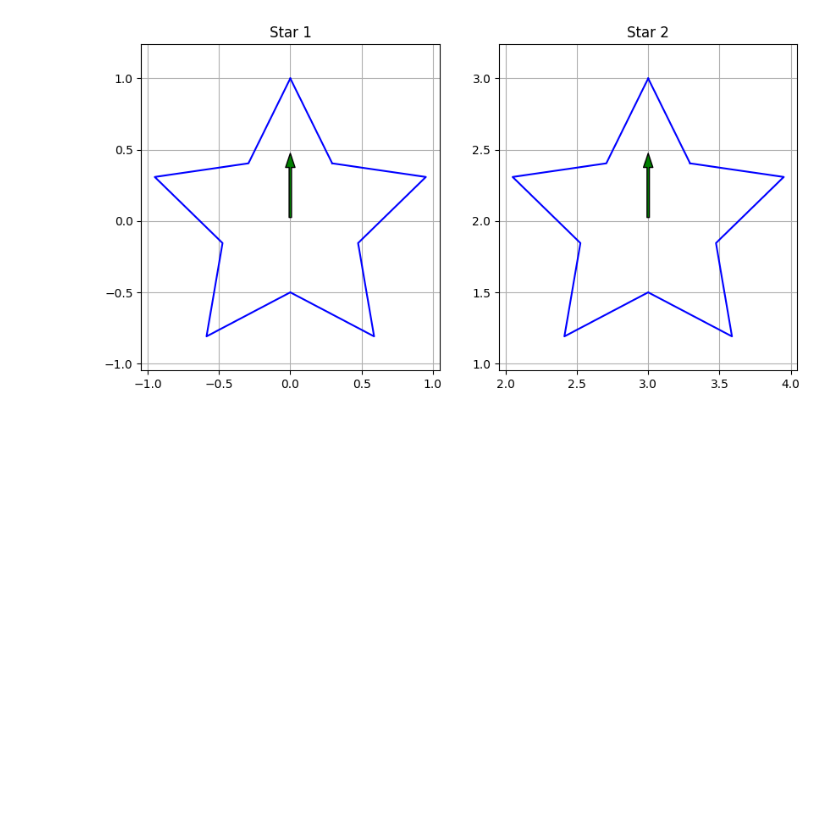
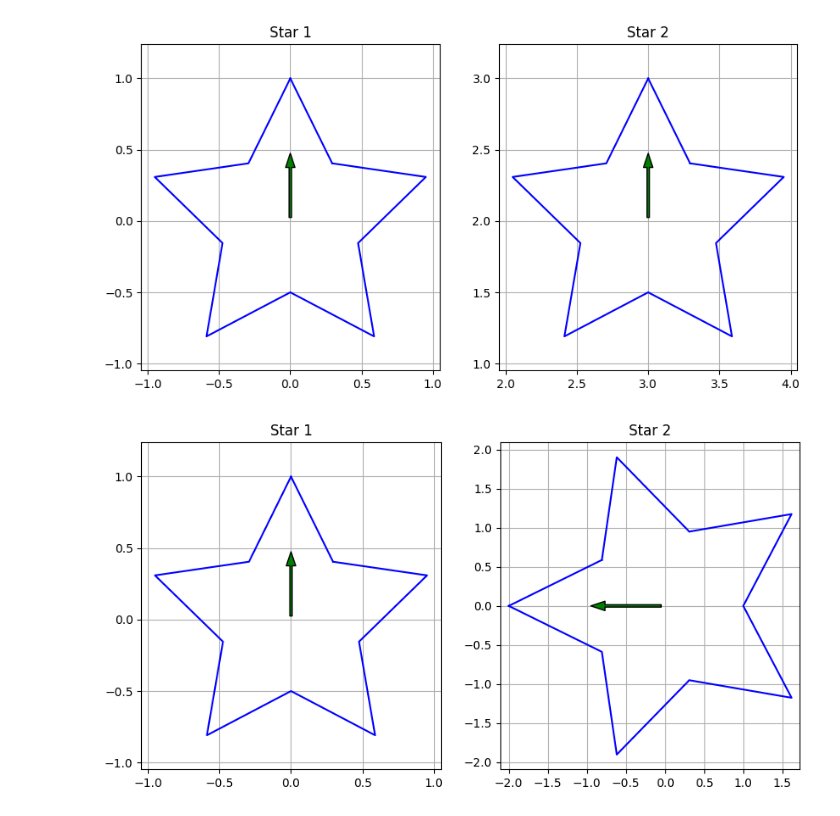
Before and after one commit to arnavkapasiuf/BME3053C-Spring-2025, a Jupyter notebook: homework/Homework_5.ipynb, the cells around one changed output. Cells and saved outputs as stored; diff of their text form; code cells hidden in the pictures; blank space fills up the shorter version.

```diff
--- a/homework/Homework_5.ipynb
+++ b/homework/Homework_5.ipynb
@@ -93,3 +93,23 @@ translated_star=translate_vertices(star,[3,2])
 plot_stars( [star,translated_star])
 # %% [output]
 [figure]
+# %%
+def transform_vertices(vertices, rotation,scal):
+    rotation=rotate(rotation)
+    scaling=scale(*scal)
+
+
+    rotated_star=(rotation @ vertices.T).T
+
+    rotated_scaled_star=(scaling @ rotated_star.T).T
+
+    return rotated_scaled_star[:,:2]
+
+
+star = generate_star(center=(0,0), homogeneous= True)
+
+transformed_star=transform_vertices(star,90,[2,2])
+
+plot_stars( [star,transformed_star])
+# %% [output]
+[figure, added]
```
Also changed, not shown: parts of 3 cells of this notebook.
